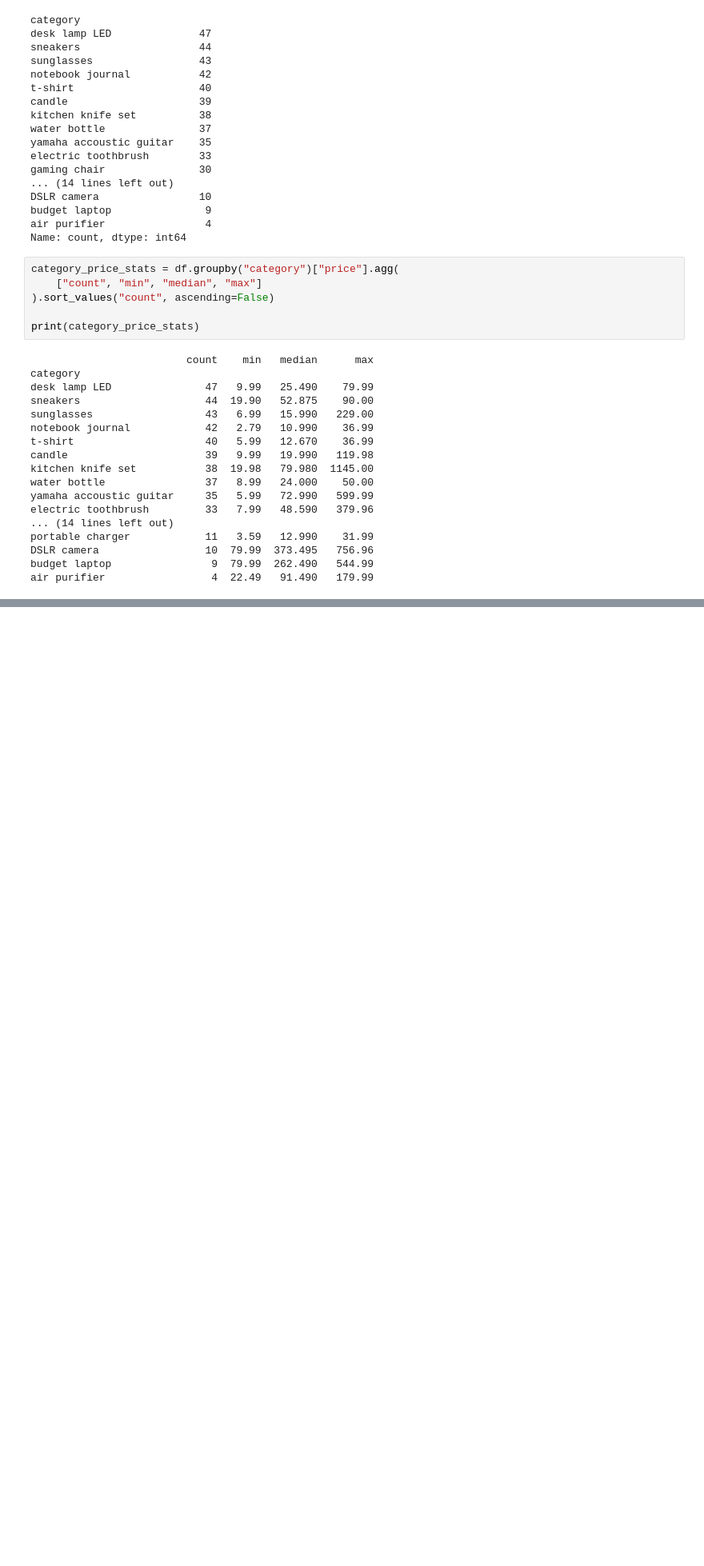
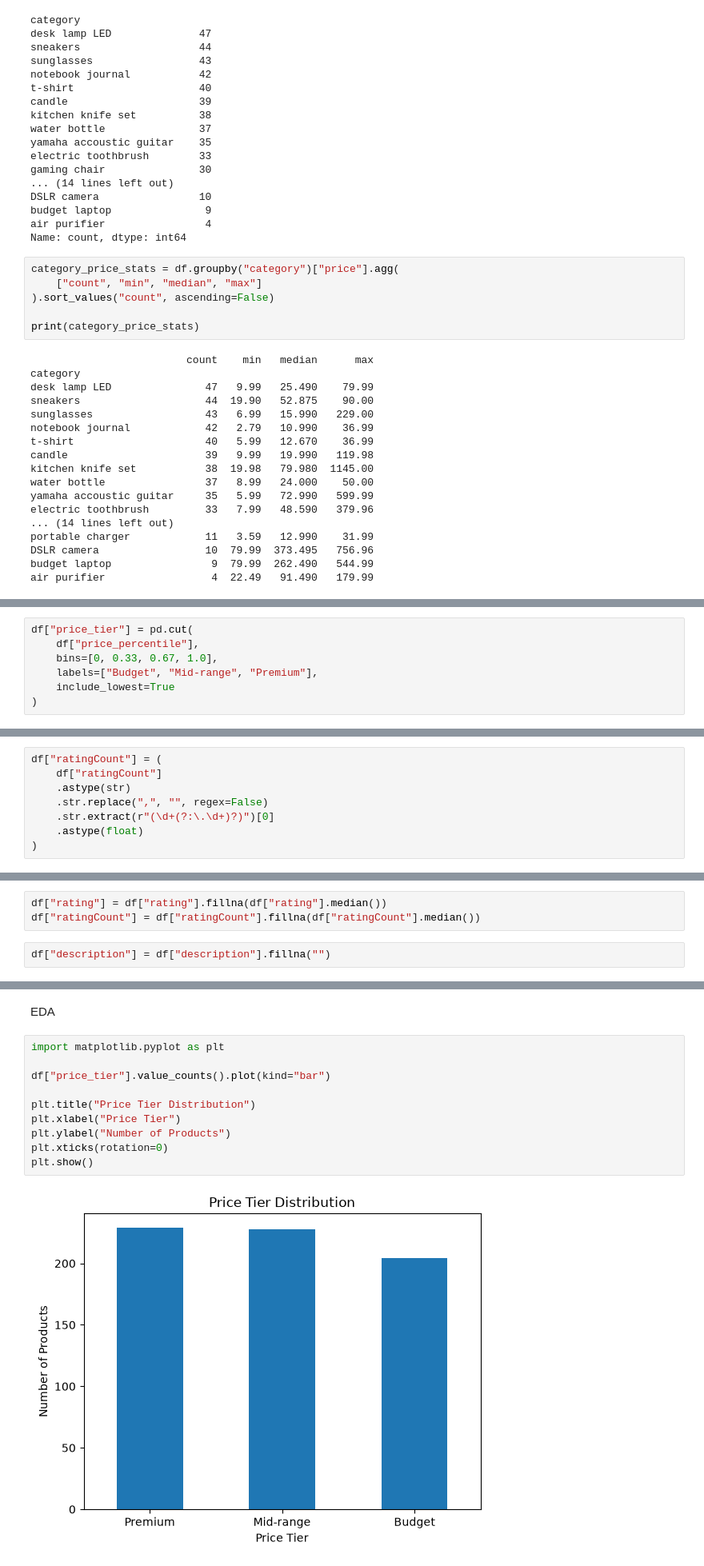
Before and after one commit to Rafi3215987/AmazonScrapper, a Jupyter notebook: FeatureD.ipynb, the cells around one changed output, grey strips where cells are left out. Shown at 80% size. Drawn from its saved outputs; the diff is of its cells as text; blank space fills up the shorter version.

```diff
--- a/FeatureD.ipynb
+++ b/FeatureD.ipynb
@@ -246,0 +592,7 @@ air purifier                 4  22.49   91.490   179.99
+# %%
+df["price_tier"] = pd.cut(
+    df["price_percentile"],
+    bins=[0, 0.33, 0.67, 1.0],
+    labels=["Budget", "Mid-range", "Premium"],
+    include_lowest=True
+)
@@ -246,0 +646,8 @@ air purifier                 4  22.49   91.490   179.99
+# %%
+df["ratingCount"] = (
+    df["ratingCount"]
+    .astype(str)
+    .str.replace(",", "", regex=False)
+    .str.extract(r"(\d+(?:\.\d+)?)")[0]
+    .astype(float)
+)
@@ -246,0 +673,5 @@ air purifier                 4  22.49   91.490   179.99
+# %%
+df["rating"] = df["rating"].fillna(df["rating"].median())
+df["ratingCount"] = df["ratingCount"].fillna(df["ratingCount"].median())
+# %%
+df["description"] = df["description"].fillna("")
@@ -246,0 +710,14 @@ air purifier                 4  22.49   91.490   179.99
+# %% [markdown]
+EDA
+# %%
+import matplotlib.pyplot as plt
+
+df["price_tier"].value_counts().plot(kind="bar")
+
+plt.title("Price Tier Distribution")
+plt.xlabel("Price Tier")
+plt.ylabel("Number of Products")
+plt.xticks(rotation=0)
+plt.show()
+# %% [output]
+[figure, added]
```
Also changed, not shown: parts of 49 cells of this notebook, 3 other files.
